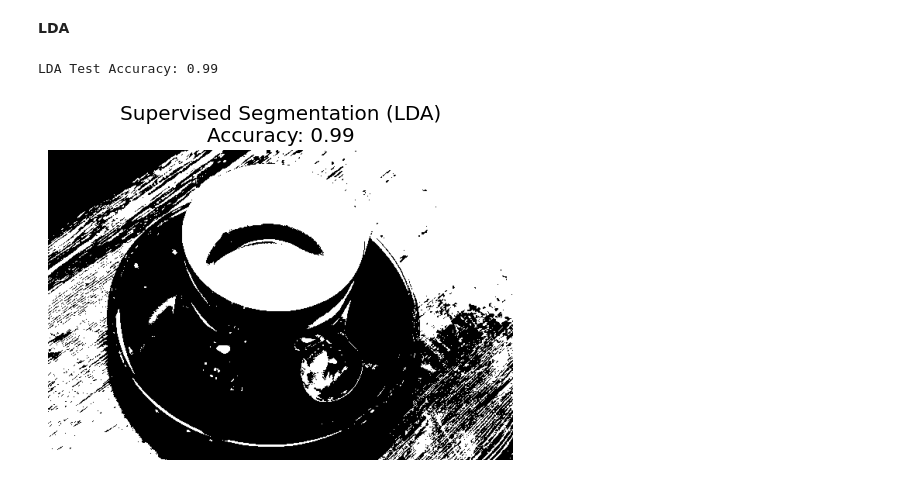
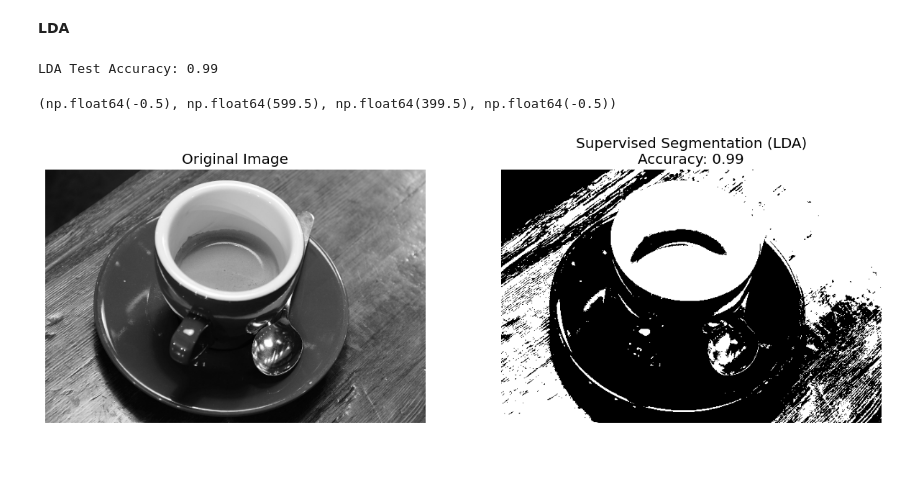
Before and after one commit to Artenida/computer-vision-exercises, a Jupyter notebook: Exercise2_M2.ipynb, the cells around one changed output. Drawn from its saved outputs; the diff is of its cells as text; code cells hidden in the pictures; blank space fills up the shorter version.

```diff
--- a/Exercise2_M2.ipynb
+++ b/Exercise2_M2.ipynb
@@ -110,36 +118,41 @@ from skimage import data, color
 from skimage.filters import threshold_otsu
 from sklearn.discriminant_analysis import LinearDiscriminantAnalysis
 from sklearn.model_selection import train_test_split
 from sklearn.metrics import accuracy_score
 
 # Convert grayscale to RGB
 image_rgb = color.gray2rgb(gray_image)
 X = image_rgb.reshape(-1, 3)               # Features: RGB
 y = binary.reshape(-1).astype(int)         # Labels: 0 or 1 from Otsu
 
 # Split into train and test sets
 X_train, X_test, y_train, y_test = train_test_split(
     X, y, test_size=0.3, stratify=y, random_state=42
 )
 
 # Train LDA model
 lda = LinearDiscriminantAnalysis()
 lda.fit(X_train, y_train)
 
 # Predict on full image and reshape
 lda_pred = lda.predict(X).reshape(gray_image.shape)
 
 # Accuracy on test set
 lda_test_pred = lda.predict(X_test)
 accuracy = accuracy_score(y_test, lda_test_pred)
 print(f"LDA Test Accuracy: {accuracy:.2f}")
 
 # Show result
-plt.figure(figsize=(6, 6))
-plt.imshow(lda_pred, cmap='gray')
-plt.title(f"Supervised Segmentation (LDA)\nAccuracy: {accuracy:.2f}")
-plt.axis('off')
-plt.show()
+fig, ax = plt.subplots(1, 2, figsize=(15, 10))
+
+ax[0].imshow(gray_image, cmap='gray')
+ax[0].set_title("Original Image")
+ax[0].axis('off')
+
+ax[1].imshow(lda_pred, cmap='gray')
+ax[1].set_title(f"Supervised Segmentation (LDA)\nAccuracy: {accuracy:.2f}")
+ax[1].axis('off')
 # %% [output]
 LDA Test Accuracy: 0.99
+(np.float64(-0.5), np.float64(599.5), np.float64(399.5), np.float64(-0.5))
-[figure, old version]
+[figure, new version]
```
Also changed, not shown: parts of 5 cells of this notebook.
